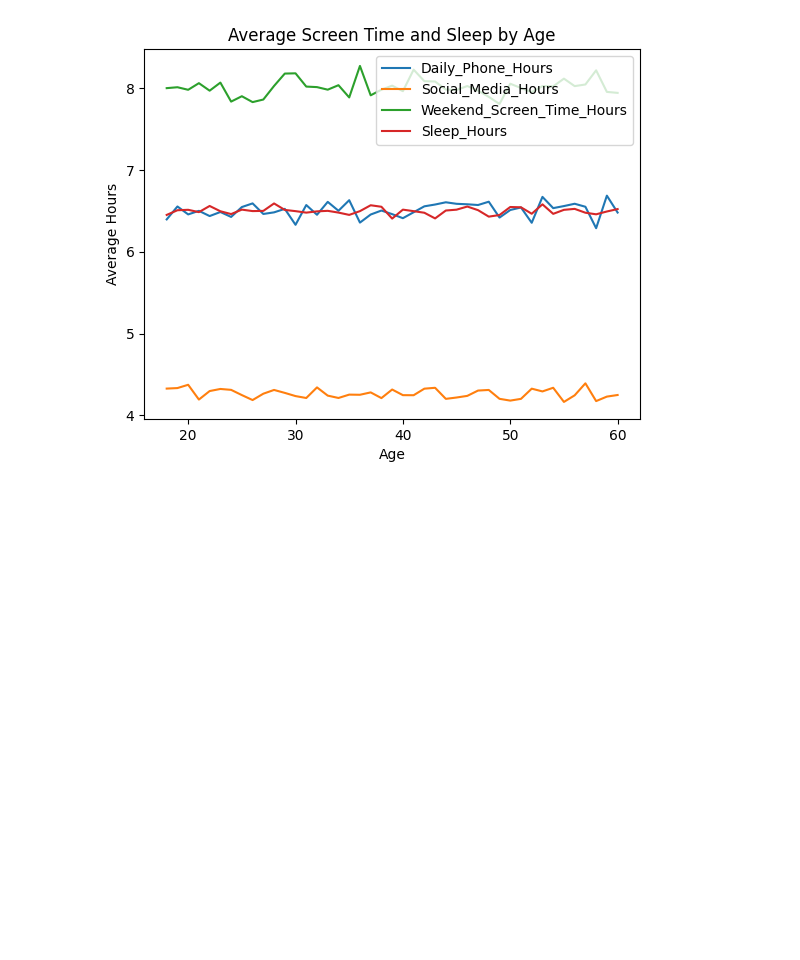
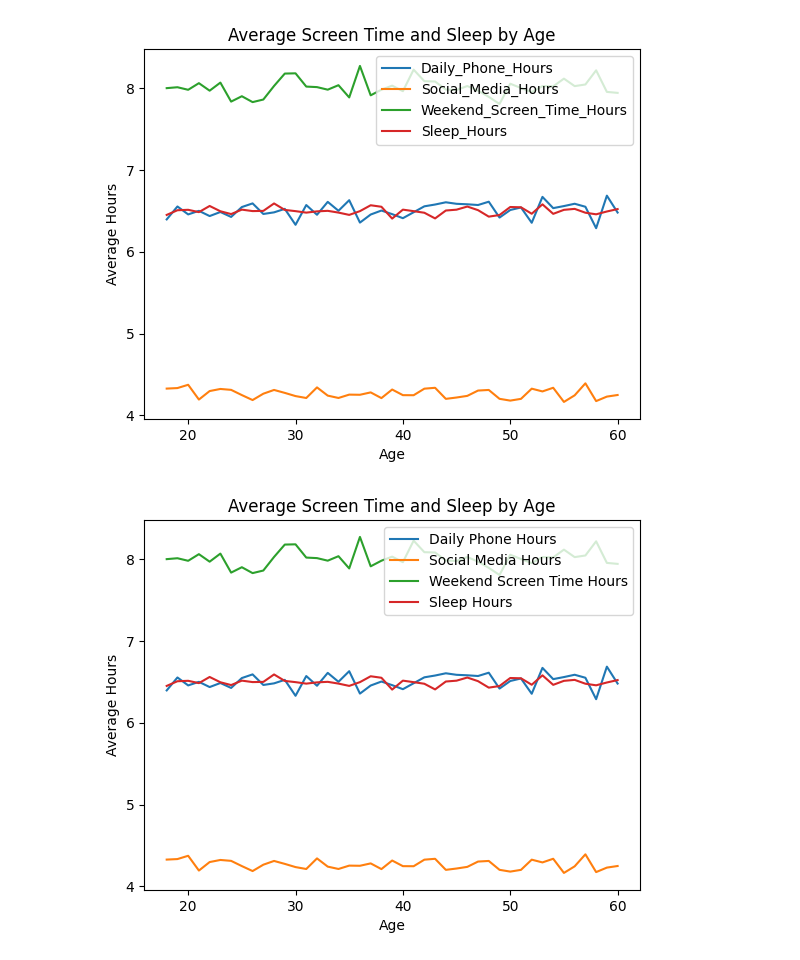
Before and after one commit to evil-dodo8144/dav-hands-on, a Jupyter notebook: lesson2.ipynb, the cells around one changed output. Drawn from its saved outputs; the diff is of its cells as text; code cells hidden in the pictures; blank space fills up the shorter version.

```diff
--- a/lesson2.ipynb
+++ b/lesson2.ipynb
@@ -23,3 +23,28 @@ df.groupby("Age")[["Daily_Phone_Hours","Social_Media_Hours","Weekend_Screen_Time
 plt.show()
 # %% [output]
 [figure]
+# %%
+import pandas as pd
+import matplotlib.pyplot as plt
+# Load dataset
+df = pd.read_csv("supd.csv")
+# Group by Age and calculate mean
+grouped = df.groupby("Age")[[
+ "Daily_Phone_Hours",
+ "Social_Media_Hours",
+ "Weekend_Screen_Time_Hours",
+ "Sleep_Hours"
+]].mean().reset_index()
+# Plot
+plt.figure()
+plt.plot(grouped["Age"], grouped["Daily_Phone_Hours"], label="Daily Phone Hours")
+plt.plot(grouped["Age"], grouped["Social_Media_Hours"], label="Social Media Hours")
+plt.plot(grouped["Age"], grouped["Weekend_Screen_Time_Hours"], label="Weekend Screen Time Hours")
+plt.plot(grouped["Age"], grouped["Sleep_Hours"], label="Sleep Hours")
+plt.xlabel("Age")
+plt.ylabel("Average Hours")
+plt.title("Average Screen Time and Sleep by Age")
+plt.legend()
+plt.show()
+# %% [output]
+[figure, added]
```
Also changed, not shown: parts of 7 cells of this notebook.
